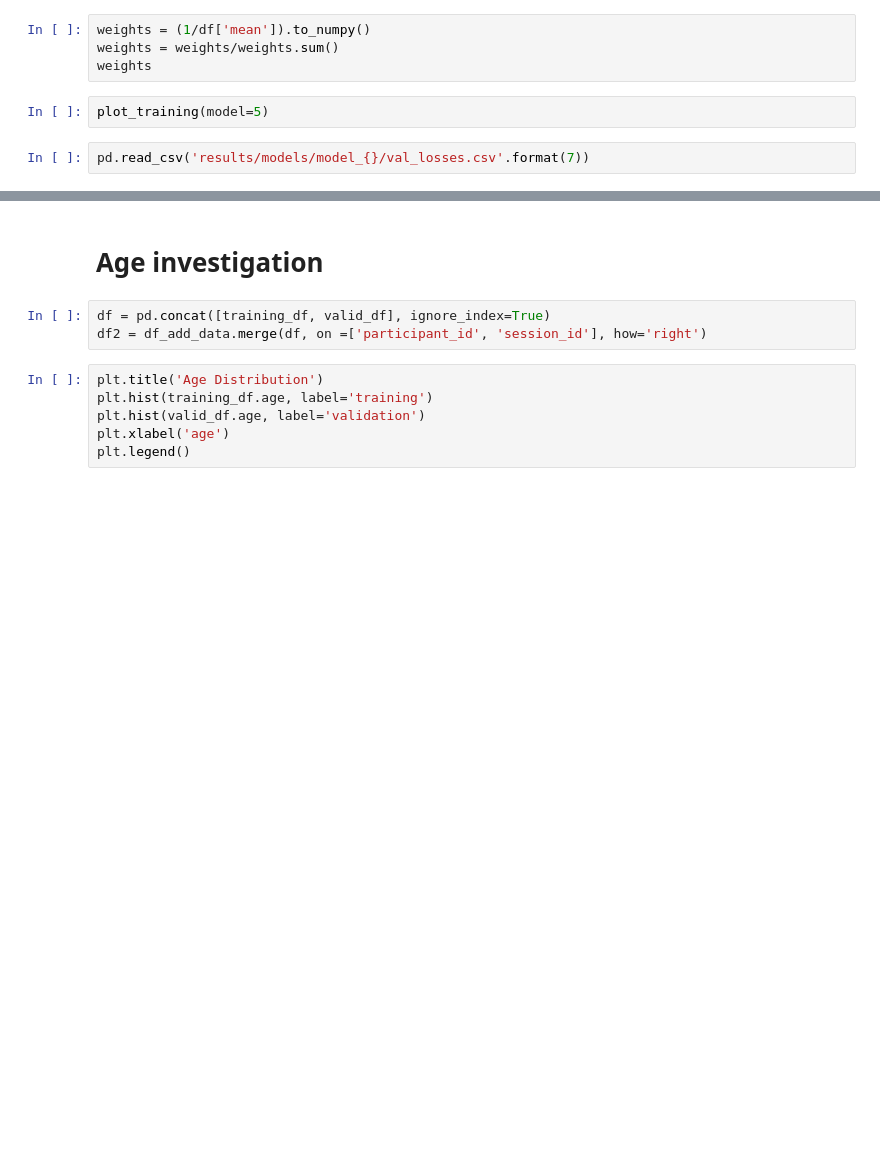
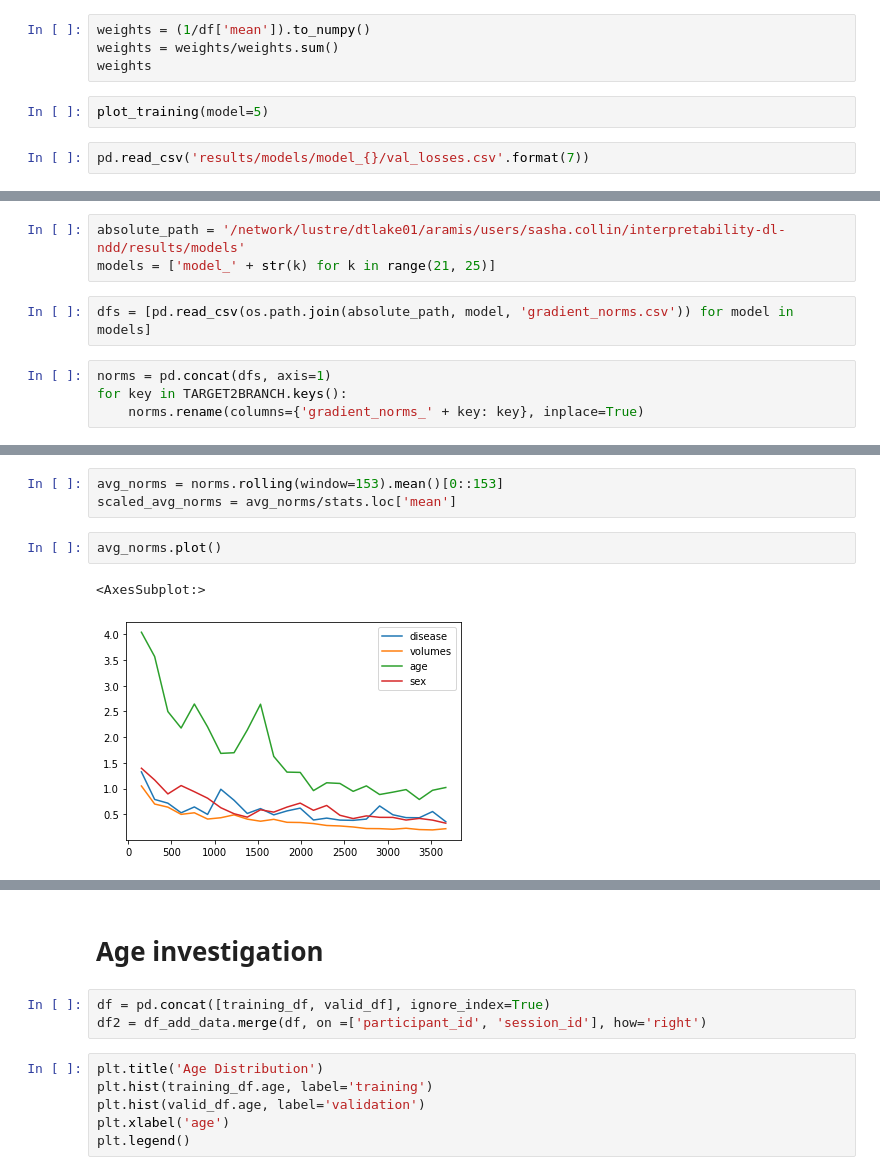
Before and after one commit to cosasha97/interpretability-dl-ndd, a Jupyter notebook: experiments.ipynb, the cells around one changed output, grey strips where cells are left out. Drawn from its saved outputs; the diff is of its cells as text; blank space fills up the shorter version.

```diff
--- a/experiments.ipynb
+++ b/experiments.ipynb
@@ -611,0 +633,9 @@ pd.read_csv('results/models/model_{}/val_losses.csv'.format(7))
+# %%
+absolute_path = '/network/lustre/dtlake01/aramis/users/sasha.collin/interpretability-dl-ndd/results/models'
+models = ['model_' + str(k) for k in range(21, 25)]
+# %%
+dfs = [pd.read_csv(os.path.join(absolute_path, model, 'gradient_norms.csv')) for model in models]
+# %%
+norms = pd.concat(dfs, axis=1)
+for key in TARGET2BRANCH.keys():
+    norms.rename(columns={'gradient_norms_' + key: key}, inplace=True)
@@ -611,0 +663,8 @@ pd.read_csv('results/models/model_{}/val_losses.csv'.format(7))
+# %%
+avg_norms = norms.rolling(window=153).mean()[0::153]
+scaled_avg_norms = avg_norms/stats.loc['mean']
+# %%
+avg_norms.plot()
+# %% [output]
+<AxesSubplot:>
+[figure, added]
```
Also changed, not shown: parts of 42 cells of this notebook, 3 other files.
